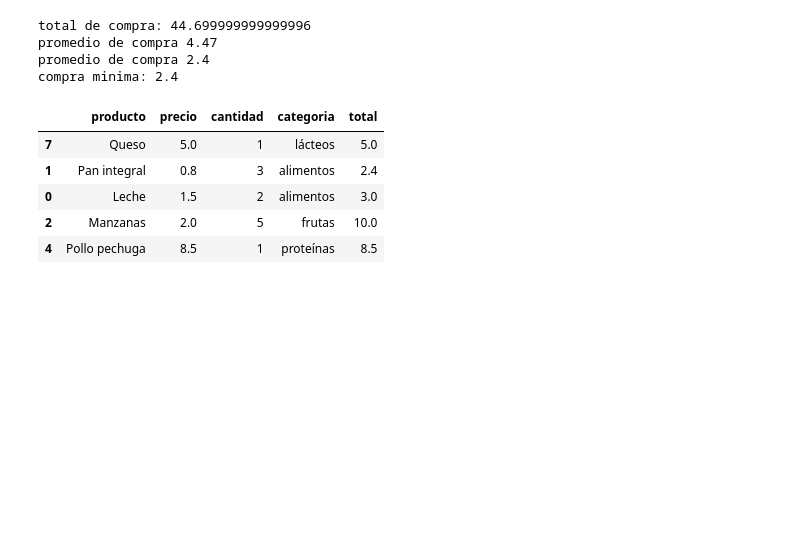
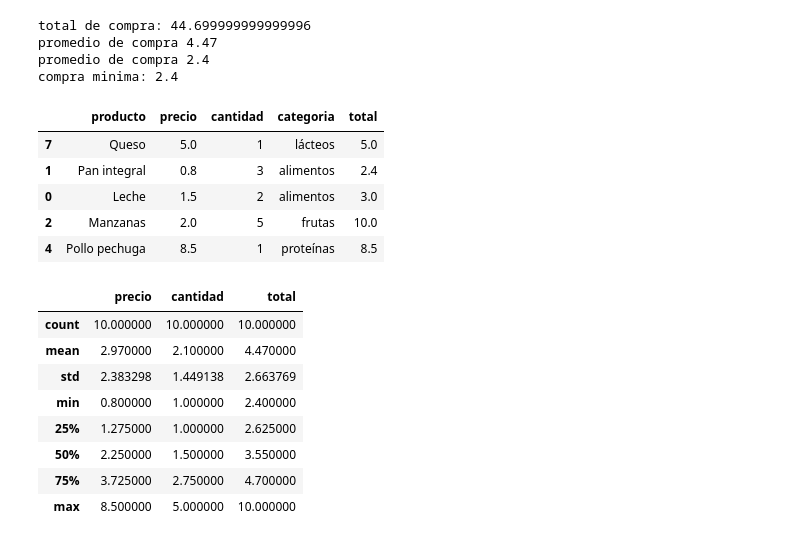
Before and after one commit to 11jhoanse/jhoanse, a Jupyter notebook: Te_damos_la_bienvenida_a_Colab.ipynb, the cells around one changed output. Saved outputs shown, nothing was run; the diff lists cells and outputs as text; code cells hidden in the pictures; blank space fills up the shorter version.

```diff
--- a/Te_damos_la_bienvenida_a_Colab.ipynb
+++ b/Te_damos_la_bienvenida_a_Colab.ipynb
@@ -319,3 +319,15 @@ compra minima: 2.4
 | 0 | Leche | 1.5 | 2 | alimentos | 3.0 |
 | 2 | Manzanas | 2.0 | 5 | frutas | 10.0 |
 | 4 | Pollo pechuga | 8.5 | 1 | proteínas | 8.5 |
+# %%
+datos.describe()
+# %% [output]
+|  | precio | cantidad | total |
+| count | 10.000000 | 10.000000 | 10.000000 |
+| mean | 2.970000 | 2.100000 | 4.470000 |
+| std | 2.383298 | 1.449138 | 2.663769 |
+| min | 0.800000 | 1.000000 | 2.400000 |
+| 25% | 1.275000 | 1.000000 | 2.625000 |
+| 50% | 2.250000 | 1.500000 | 3.550000 |
+| 75% | 3.725000 | 2.750000 | 4.700000 |
+| max | 8.500000 | 5.000000 | 10.000000 |
```
